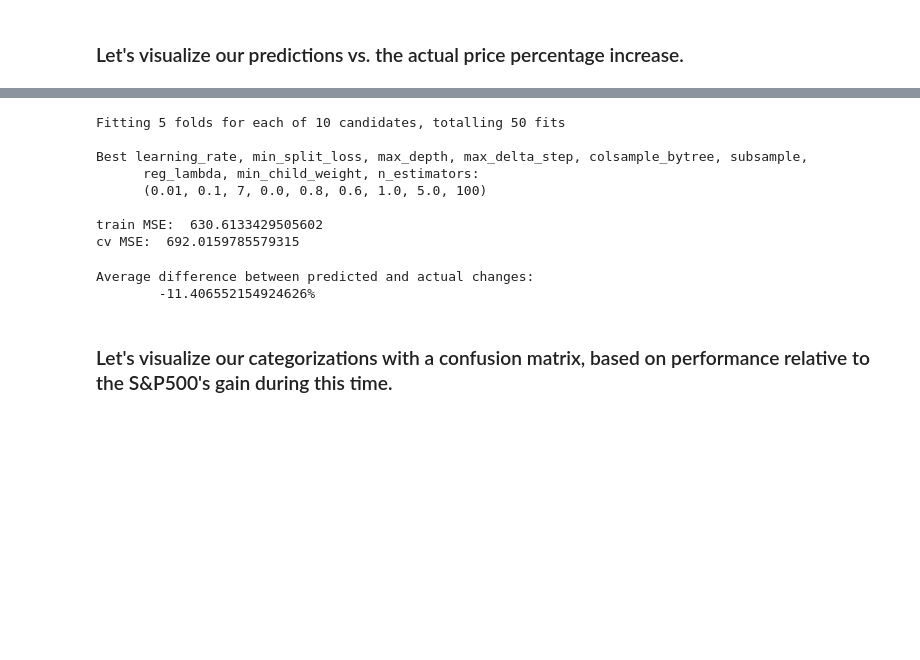
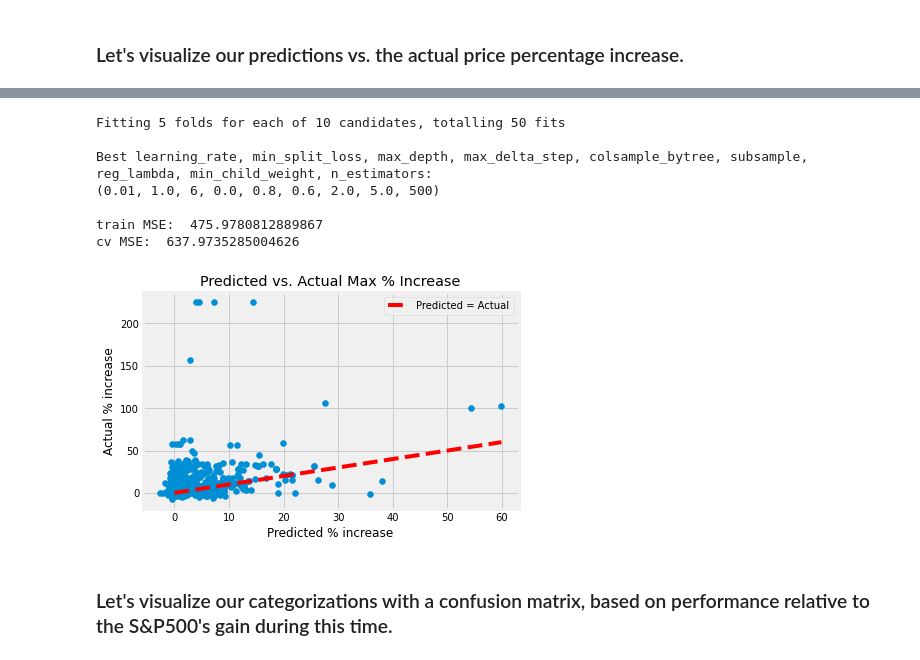
Before and after one commit to fitzgerald-kyle/insider-training, a Jupyter notebook: C_decision_tree.ipynb, the cells around one changed output, grey strips where cells are left out. Cells and saved outputs as stored; diff of their text form; code cells hidden in the pictures; blank space fills up the shorter version.

```diff
--- a/C_decision_tree.ipynb
+++ b/C_decision_tree.ipynb
@@ -132,18 +133,17 @@ xgb_rscv = RandomizedSearchCV(
     param_distributions=parameters,
     verbose=1,
     random_state=40,
-    scoring='neg_mean_squared_error'
 )
 
 xgb_model_custom = xgb_rscv.fit(train_X, train_Y)
 
-print('\nBest learning_rate, min_split_loss, max_depth, max_delta_step, colsample_bytree, subsample,'
-      + 'reg_lambda, min_child_weight, n_estimators:'
-      + f'\n{itemgetter(
+print('\nBest learning_rate, min_split_loss, max_depth, max_delta_step, colsample_bytree, subsample,\n'
+      + 'reg_lambda, min_child_weight, n_estimators:\n'
+      + f'''{itemgetter(
         'learning_rate', 'min_split_loss', 'max_depth', 'max_delta_step', 'colsample_bytree', 'subsample',
         'reg_lambda', 'min_child_weight', 'n_estimators'
        )(xgb_model_custom.best_estimator_.get_params())
-      }'
+      }'''
      )
 
 train_Y_preds_custom = xgb_model_custom.predict(train_X)
@@ -156,17 +156,15 @@ print('cv MSE: ', mean_squared_error(cv_Y, cv_Y_preds_custom))
 Fitting 5 folds for each of 10 candidates, totalling 50 fits
 
 Best learning_rate, min_split_loss, max_depth, max_delta_step, colsample_bytree, subsample,
-      reg_lambda, min_child_weight, n_estimators:
-      (0.01, 0.1, 7, 0.0, 0.8, 0.6, 1.0, 5.0, 100)
+reg_lambda, min_child_weight, n_estimators:
+(0.01, 1.0, 6, 0.0, 0.8, 0.6, 2.0, 5.0, 500)
 
-train MSE:  630.6133429505602
-cv MSE:  692.0159785579315
+train MSE:  475.9780812889867
+cv MSE:  637.9735285004626
 # %%
-print(f'''Average difference between predicted and actual changes:
-        {np.mean(cv_Y_preds_custom-cv_Y.to_numpy())}%\n''')
+predictedVsActualPlot(cv_Y_preds_custom, cv_Y)
 # %% [output]
-Average difference between predicted and actual changes:
-        -11.406552154924626%
+[figure, added]
 # %% [markdown]
 ### Let's visualize our categorizations with a confusion matrix, based on performance relative to the S&P500's gain during this time.
 # %%
```
Also changed, not shown: parts of 7 cells of this notebook, 1 other file.
